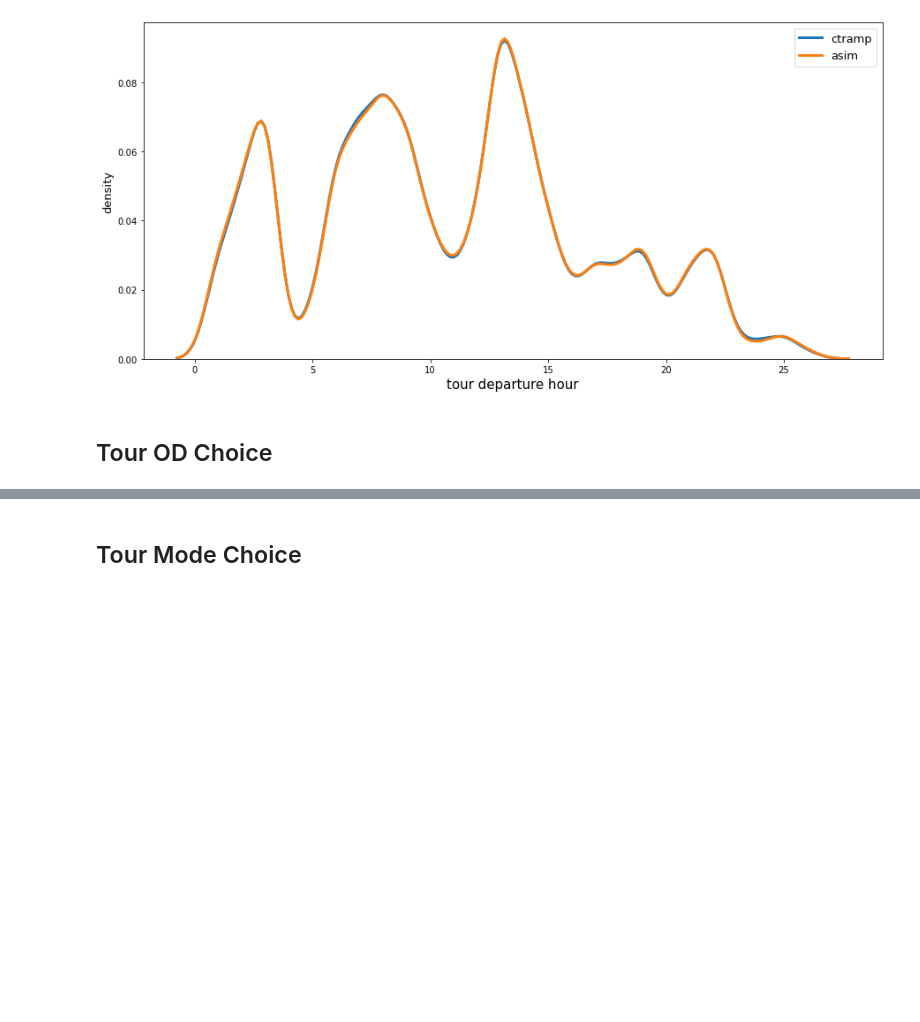
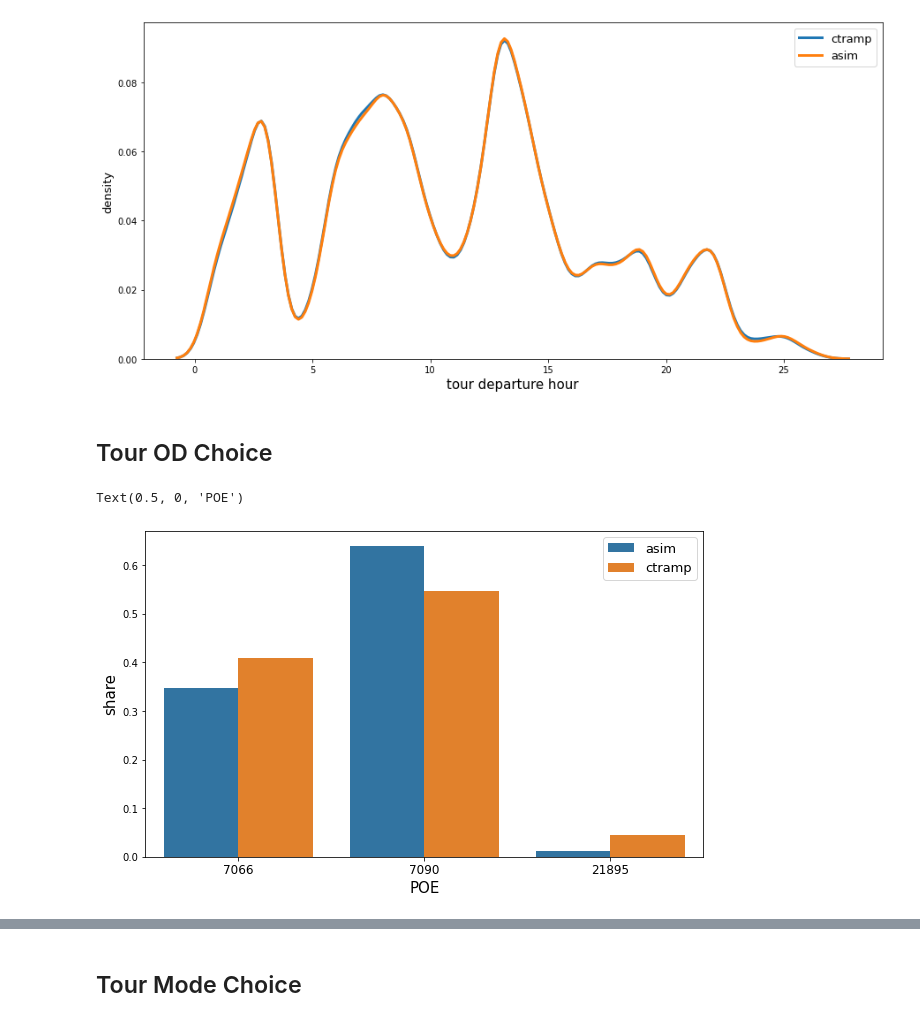
Before and after one commit to SANDAG/ABM, a Jupyter notebook: src/asim_cross_border/cross_border_validation.ipynb, the cells around one changed output, grey strips where cells are left out. Saved outputs shown, nothing was run; the diff lists cells and outputs as text; code cells hidden in the pictures; blank space fills up the shorter version.

```diff
--- a/src/asim_cross_border/cross_border_validation.ipynb
+++ b/src/asim_cross_border/cross_border_validation.ipynb
@@ -62,6 +112,24 @@ Text(0.5, 0, 'tour departure hour')
 [figure]
 # %% [markdown]
 ## Tour OD Choice
+# %%
+asim_poe_shares = pd.DataFrame(asim_tours['origin'].value_counts(sort=False) / asim_tours.shape[0]).reset_index()
+asim_poe_shares.columns = ['poe', 'share']
+asim_poe_shares['source'] = 'asim'
+ctramp_poe_shares = pd.DataFrame(ctramp_tours['originMGRA'].value_counts(sort=False) / ctramp_tours.shape[0]).reset_index()
+ctramp_poe_shares.columns = ['poe', 'share']
+ctramp_poe_shares['source'] = 'ctramp'
+poe_shares = pd.concat((asim_poe_shares, ctramp_poe_shares))
+fig, ax = plt.subplots(figsize=(10,6))
+sns.barplot(data=poe_shares, x='poe', y='share', hue='source',ax=ax)
+
+ax.legend(fontsize=13)
+ax.set_ylabel('share', fontsize=15)
+ax.set_xticklabels(labels=ax.get_xticklabels(),fontsize=12)
+ax.set_xlabel('POE', fontsize=15)
+# %% [output]
+Text(0.5, 0, 'POE')
+[figure, added]
 # %%
 mazs = pd.read_csv('data/mazs_xborder.csv')
 mazs.set_index('MAZ', inplace=True)
```
Also changed, not shown: parts of 13 cells of this notebook.
